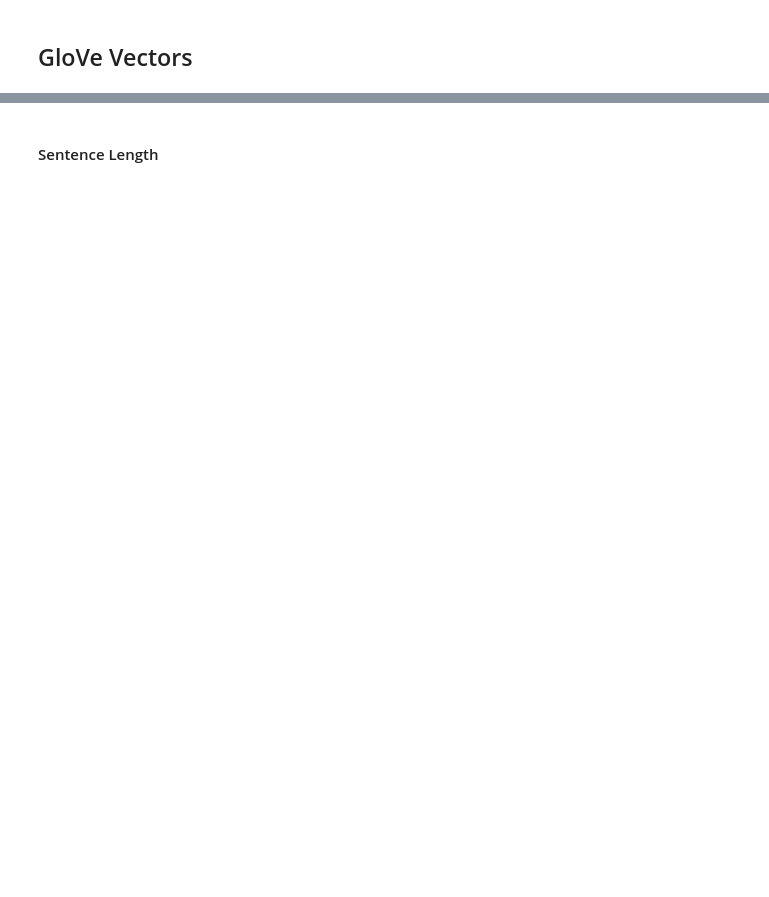
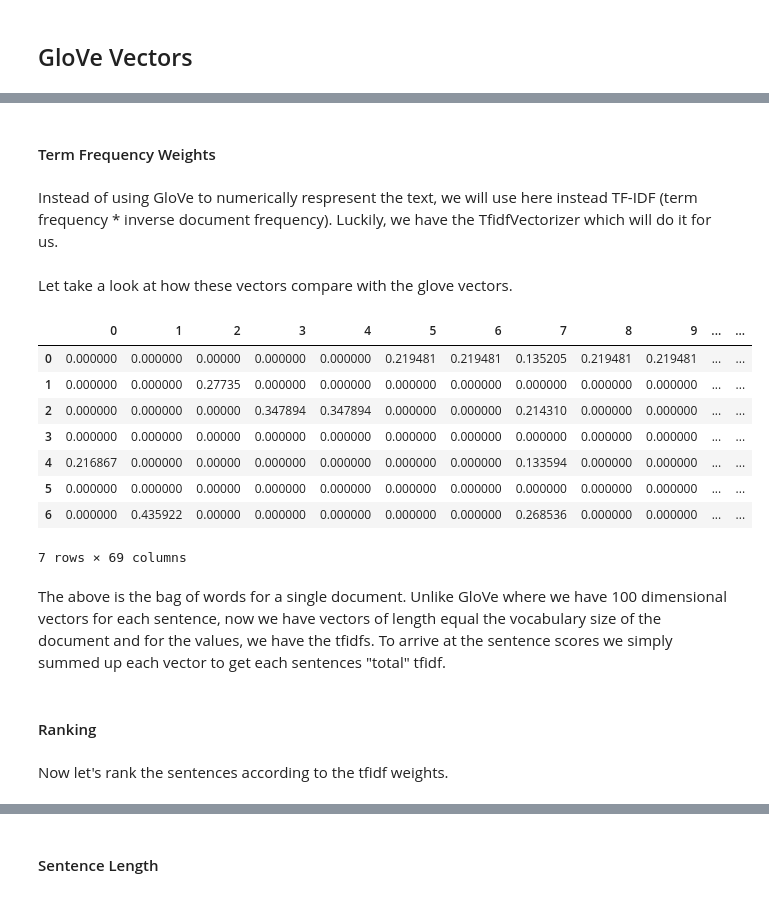
Before and after one commit to gilbert6wong/summarizer, a Jupyter notebook: summarizer.ipynb, the cells around one changed output, grey strips where cells are left out. Cells and saved outputs as stored; diff of their text form; code cells hidden in the pictures; blank space fills up the shorter version.

```diff
--- a/summarizer.ipynb
+++ b/summarizer.ipynb
@@ -334,0 +797,4 @@ pd.DataFrame(train_summary_vectors[3])
+# %% [markdown]
+#### Term Frequency Weights
+# %% [markdown]
+Instead of using GloVe to numerically respresent the text, we will use here instead TF-IDF (term frequency * inverse document frequency). Luckily, we have the TfidfVectorizer which will do it for us.
@@ -334,0 +813,24 @@ pd.DataFrame(train_summary_vectors[3])
+# %% [markdown]
+Let take a look at how these vectors compare with the glove vectors.
+# %%
+# look at bag of words
+bagofwords = TfidfVectorizer()
+transformed = bagofwords.fit_transform(train_text_cleaned[9])
+# %%
+pd.DataFrame(transformed.toarray())
+# %% [output]
+|  | 0 | 1 | 2 | 3 | 4 | 5 | 6 | 7 | 8 | 9 | ... | ... |
+| 0 | 0.000000 | 0.000000 | 0.00000 | 0.000000 | 0.000000 | 0.219481 | 0.219481 | 0.135205 | 0.219481 | 0.219481 | ... | ... |
+| 1 | 0.000000 | 0.000000 | 0.27735 | 0.000000 | 0.000000 | 0.000000 | 0.000000 | 0.000000 | 0.000000 | 0.000000 | ... | ... |
+| 2 | 0.000000 | 0.000000 | 0.00000 | 0.347894 | 0.347894 | 0.000000 | 0.000000 | 0.214310 | 0.000000 | 0.000000 | ... | ... |
+| 3 | 0.000000 | 0.000000 | 0.00000 | 0.000000 | 0.000000 | 0.000000 | 0.000000 | 0.000000 | 0.000000 | 0.000000 | ... | ... |
+| 4 | 0.216867 | 0.000000 | 0.00000 | 0.000000 | 0.000000 | 0.000000 | 0.000000 | 0.133594 | 0.000000 | 0.000000 | ... | ... |
+| 5 | 0.000000 | 0.000000 | 0.00000 | 0.000000 | 0.000000 | 0.000000 | 0.000000 | 0.000000 | 0.000000 | 0.000000 | ... | ... |
+| 6 | 0.000000 | 0.435922 | 0.00000 | 0.000000 | 0.000000 | 0.000000 | 0.000000 | 0.268536 | 0.000000 | 0.000000 | ... | ... |
+7 rows × 69 columns
+# %% [markdown]
+The above is the bag of words for a single document. Unlike GloVe where we have 100 dimensional vectors for each sentence, now we have vectors of length equal the vocabulary size of the document and for the values, we have the tfidfs. To arrive at the sentence scores we simply summed up each vector to get each sentences "total" tfidf.
+# %% [markdown]
+#### Ranking
+# %% [markdown]
+Now let's rank the sentences according to the tfidf weights.
```
Also changed, not shown: parts of 315 cells of this notebook, 4 other files.
